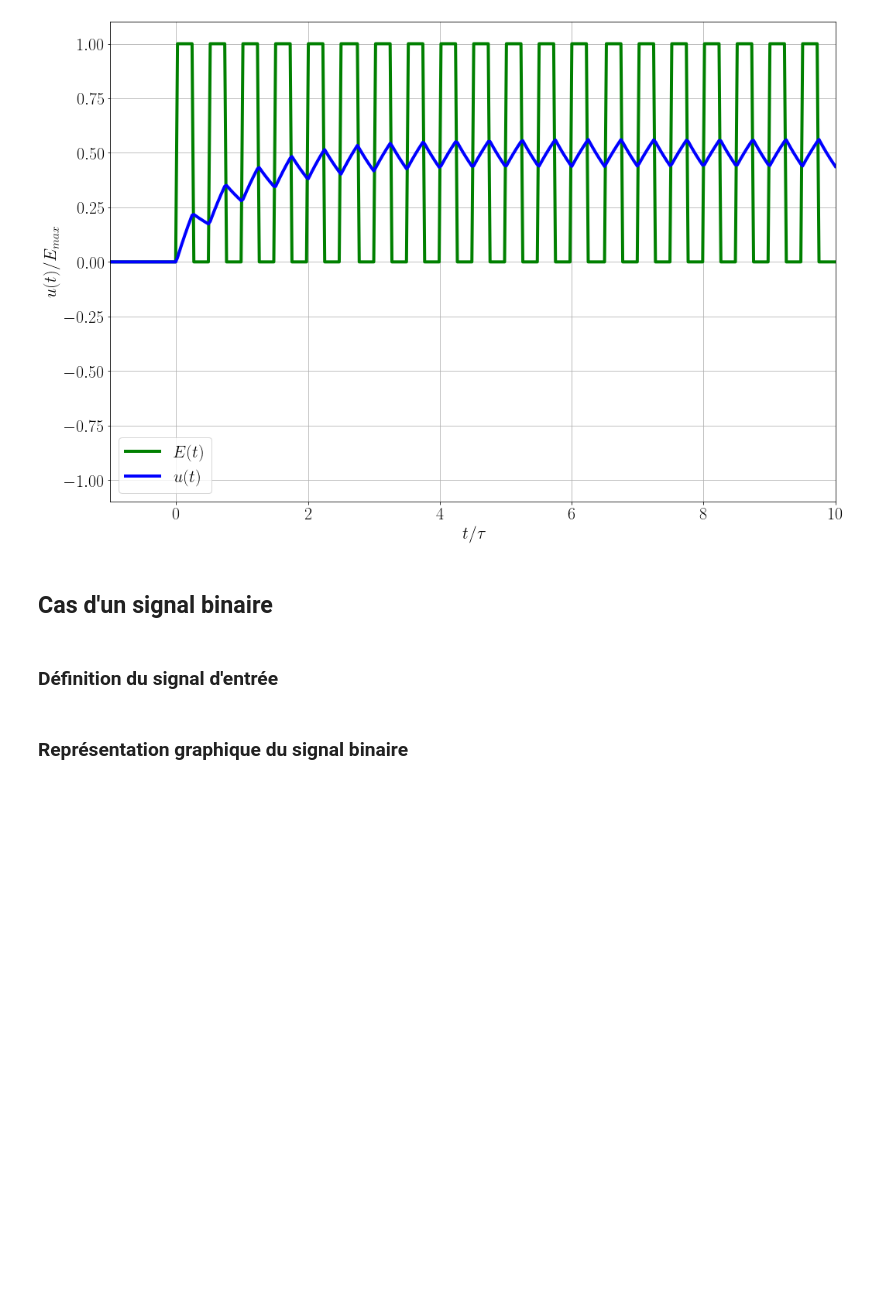
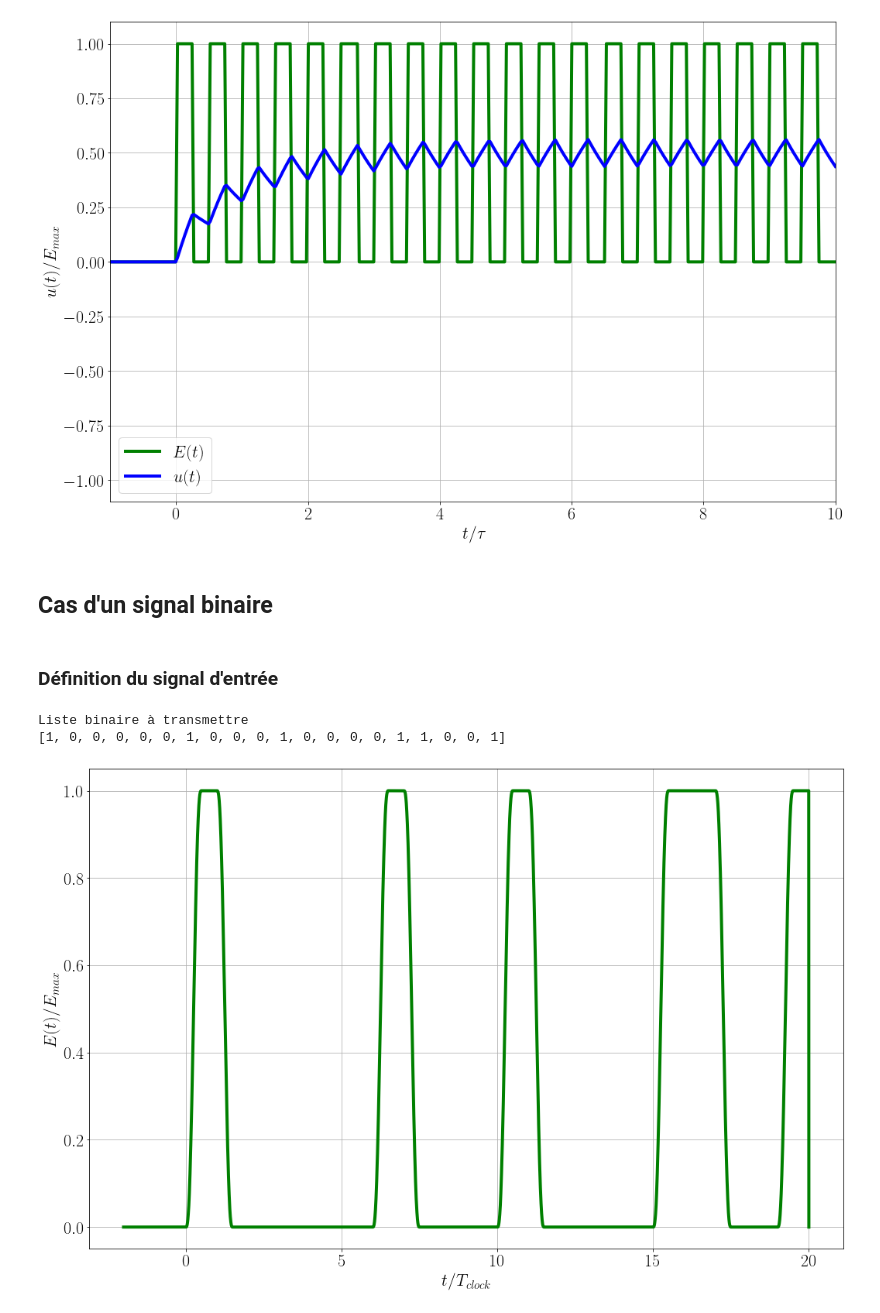
Before and after one commit to kmaussang/Py4Phys, a Jupyter notebook: Circuit RC.ipynb, the cells around one changed output. Drawn from its saved outputs; the diff is of its cells as text; code cells hidden in the pictures; blank space fills up the shorter version.

```diff
--- a/Circuit RC.ipynb
+++ b/Circuit RC.ipynb
@@ -206,2 +191,0 @@ def E(t):
-# %% [markdown]
-### Représentation graphique du signal binaire
@@ -207,0 +203,46 @@ def E(t):
+# %%
+# Definition de la turn-on function
+def TurnOn(t):
+    if t<0:
+        return 0
+    elif (t<=1) and (t>0):
+        return 6*t**5-15*t**4+10*t**3
+    else:
+        return 1
+
+
+Tclock= 1/f_clock
+
+t_max=bit_string_length*Tclock
+t_min=-round(bit_string_length/10)*Tclock
+t=np.linspace(t_min,t_max,N_points)
+
+# tiraga aléatoire d'un nombre binaire.
+bit_string=[random.randint(0,1) for x in range(bit_string_length)]
+print("Liste binaire à transmettre")
+print(bit_string)
+
+def signal(t,Tclock,bit_string):
+    tmp=0
+    if t<0: tmp=0
+    for i in range(len(bit_string)):
+        if (t >= Tclock*i) and (t < Tclock*(i+1)):
+            if t-Tclock*i < Tramp:
+                if i==0: tmp=bit_string[i]*TurnOn((t-Tclock*i)/Tramp)
+                else:  tmp=bit_string[i-1] + (bit_string[i]-bit_string[i-1])*TurnOn((t-Tclock*i)/Tramp)
+            else: tmp=bit_string[i]
+    if (t >= Tclock*(len(bit_string)+1)) and (t-Tclock*(len(bit_string)+1) < Tramp): tmp=bit_string[-1] *(1- TurnOn((t-Tclock*i)/Tramp))
+    return tmp
+
+fig=plt.figure(1, figsize=(15, 10))
+plt.rcParams.update({'font.size': 22}) # change font size
+plt.plot(t/Tclock,[signal(x,Tclock,bit_string) for x in t],"g-", linewidth=4)
+plt.xlabel(r'$t/T_{clock}$')
+plt.ylabel(r'$E(t)/E_{max}$ ')
+plt.grid()
+plt.tight_layout()
+plt.show()
+# %% [output]
+Liste binaire à transmettre
+[1, 0, 0, 0, 0, 0, 1, 0, 0, 0, 1, 0, 0, 0, 0, 1, 1, 0, 0, 1]
+[figure, added]
```
Also changed, not shown: parts of 12 cells of this notebook.
